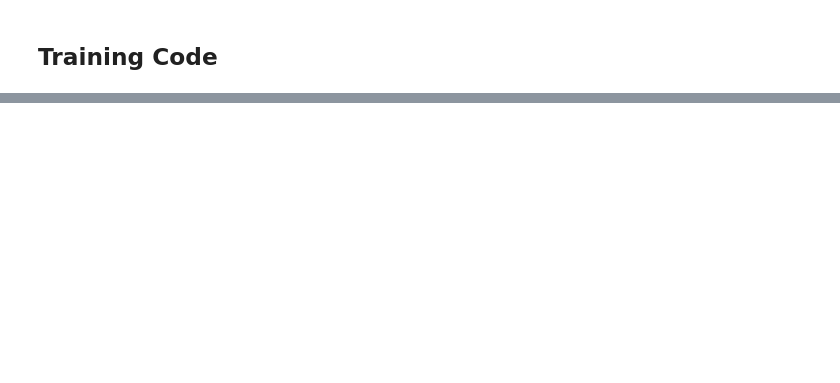
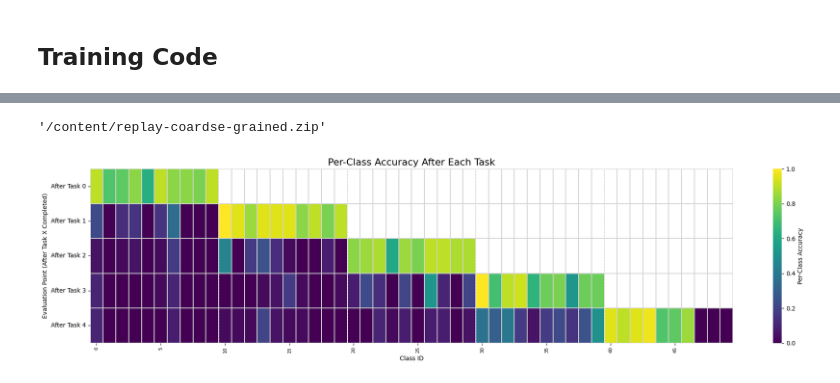
Before and after one commit to avelynkwong/fg-continual-learning, a Jupyter notebook: eda2_train_new_task.ipynb, the cells around one changed output, grey strips where cells are left out. Cells and saved outputs as stored; diff of their text form; code cells hidden in the pictures; blank space fills up the shorter version.

```diff
--- a/eda2_train_new_task.ipynb
+++ b/eda2_train_new_task.ipynb
@@ -118,7 +149,9 @@ test_task_idxs = group_task_indices(test_dataset, test=True)
 # %%
 labels_dict = defaultdict(int)
-for i in train_task_idxs[2]:
+for i in tqdm(train_task_idxs[0], total=len(train_task_idxs)):
     _, label = train_dataset[i]
     labels_dict[label] += 1
 print(labels_dict)
+
+print(f'Total number of tasks: {len(train_task_idxs)}')
 # %% [output]
@@ -146,7 +180,7 @@ def val_net(net_to_val, val_loader):
 
         return loss / len(val_loader)
 
-def train_net(max_epochs, freeze_epochs, net_to_train, opt, train_loader, val_loader, task, save_file = None, save_path=None):
+def train_net(max_epochs, freeze_epochs, patience, net_to_train, opt, train_loader, val_loader, task, save_file=None, save_path=None):
     criterion = torch.nn.CrossEntropyLoss()
 
     train_losses = []
@@ -212,10 +246,10 @@ def train_net(max_epochs, freeze_epochs, net_to_train, opt, train_loader, val_lo
             with open(save_file, 'a') as f:
                 f.write(f"{task},{epoch + 1},{avg_loss},{val_losses[-1]}\n")
 
-        # early stopping if validation loss increases for 2 consec epochs
-        # if len(val_losses) > 2 and val_losses[-1] > val_losses[-2] and val_losses[-2] > val_losses[-3]:
-        #     print("Early stopping triggered")
-        #     break
+        # early stopping based on patience
+        if len(val_losses) > patience and val_losses[-1] >= min(val_losses[:-patience]):
+            print(f"Early stopping at epoch {epoch + 1}")
+            break
 
     print("finished training")
     return train_losses, val_losses
@@ -287,7 +321,7 @@ for name, param in model.named_parameters():
 
 # create output file for train and val losses
 
-save_dir = 'run1'
+save_dir = 'naive'
 
 for task in range(10):
 
@@ -299,14 +333,14 @@ for task in range(10):
     optimizer = optim.Adam(model.parameters(), lr=0.0015)
 
     train_loader = torch.utils.data.DataLoader(
-        Subset(train_dataset, train_task_idxs[task]), batch_size=32, shuffle=True, num_workers=4, worker_init_fn=seed_worker, generator=g
+        Subset(train_dataset, train_task_idxs[task]), batch_size=64, shuffle=True, num_workers=4, worker_init_fn=seed_worker, generator=g
     )
     val_loader = torch.utils.data.DataLoader(
-        Subset(val_dataset, val_task_idxs[task]), batch_size=32, shuffle=False, num_workers=4, worker_init_fn=seed_worker, generator=g
+        Subset(val_dataset, val_task_idxs[task]), batch_size=64, shuffle=False, num_workers=4, worker_init_fn=seed_worker, generator=g
     )
 
     test_loader = torch.utils.data.DataLoader(
-        Subset(test_dataset, test_task_idxs[task]), batch_size=32, shuffle=False, num_workers=4, worker_init_fn=seed_worker, generator=g
+        Subset(test_dataset, test_task_idxs[task]), batch_size=64, shuffle=False, num_workers=4, worker_init_fn=seed_worker, generator=g
     )
 
     # create output file for train and val losses
@@ -314,7 +348,7 @@ for task in range(10):
         os.makedirs(save_dir)
 
     # Train the model on the current task
-    train_losses, val_losses = train_net(15, 5, model, optimizer, train_loader, val_loader, task, save_file=os.path.join(save_dir, 'train_val_losses.txt'))
+    train_losses, val_losses = train_net(15, 5, 8, model, optimizer, train_loader, val_loader, task, save_file=os.path.join(save_dir, 'train_val_losses.txt'))
 
     # Evaluate the model on the test set
     overall_acc, per_class_acc = get_test_accuracy(model, test_loader, (task+1) * 10)
@@ -328,6 +362,8 @@ for task in range(10):
     with open(os.path.join(save_dir, 'accuracies.txt'), 'a') as f:
         f.write(f"{task},{overall_acc:.4f},{per_class_acc}\n")
 
-    # Save the model after training on each task
-    torch.save(model.state_dict(), f"model_task_{task}.pth")
+    # Save the model after training on each task in save dir
+    if not os.path.exists(save_dir):
+        os.makedirs(save_dir)
+    torch.save(model.state_dict(), os.path.join(save_dir, f"model_task_{task}.pth"))
     print(f"Model for task {task} saved as model_task_{task}.pth")
@@ -347,0 +642,5 @@ Epoch 11, Training Loss: 0.025, Validation Loss: 1.504
+# %%
+import shutil
+shutil.make_archive('replay-coarse-grained', 'zip', 'replay-coarse-grained')
+# %% [output]
+'/content/replay-coardse-grained.zip'
@@ -347,0 +769,9 @@ Epoch 11, Training Loss: 0.025, Validation Loss: 1.504
+# %%
+# texture dataset
+accuracy_file_path = 'replay-coarse-grained/accuracies.txt' # Make sure this file exists
+num_total_classes = 50
+num_classes_per_task = 10
+
+visualize_forgetting(accuracy_file_path, num_total_classes, num_classes_per_task)
+# %% [output]
+[figure, added]
```
Also changed, not shown: parts of 11 cells of this notebook.
